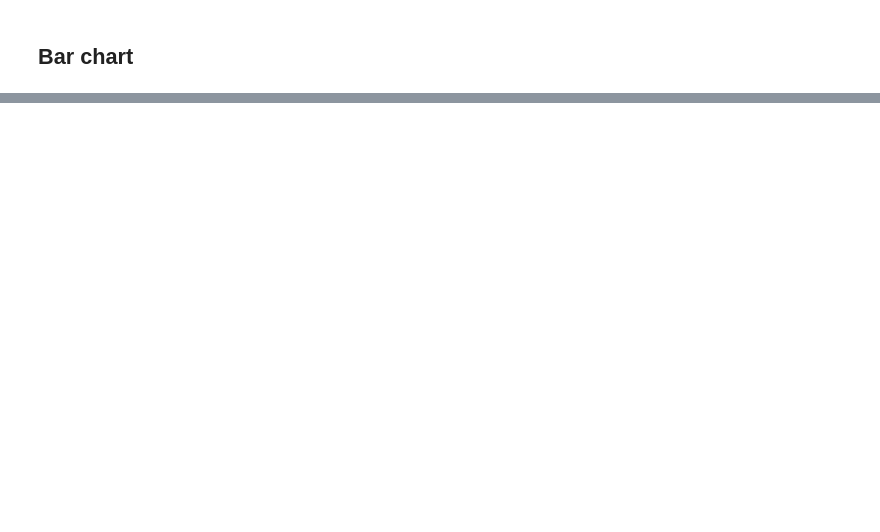
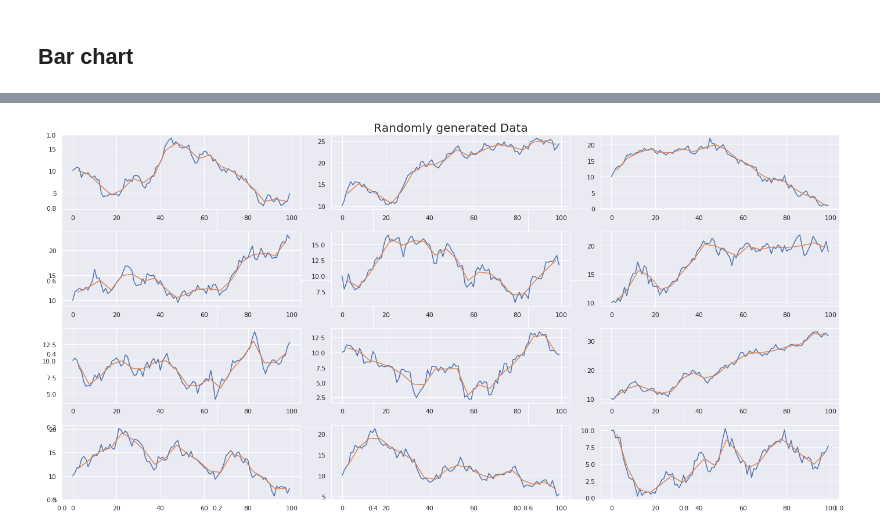
Before and after one commit to alexandrusoloms/QMTIS_Python_For_Trading, a Jupyter notebook: Tutorials/python for finance - Tutorial 1.ipynb, the cells around one changed output, grey strips where cells are left out. Drawn from its saved outputs; the diff is of its cells as text; code cells hidden in the pictures; blank space fills up the shorter version.

```diff
--- a/Tutorials/python for finance - Tutorial 1.ipynb
+++ b/Tutorials/python for finance - Tutorial 1.ipynb
@@ -173,0 +141,13 @@ y
+# %%
+fig = plt.figure(figsize=(20, 10))
+plt.title('Randomly generated Data', size=20)
+for i in range(12):
+    X, y = simulate_prices(start_price=10, size=100)
+    intervals, ma = moving_average(y, 5)
+    axs = fig.add_subplot(4, 3, i + 1)
+    axs.plot(X, y)
+    axs.plot(intervals, ma)
+plt.tight_layout()
+plt.show()
+# %% [output]
+[figure, added]
```
Also changed, not shown: parts of 23 cells of this notebook.
